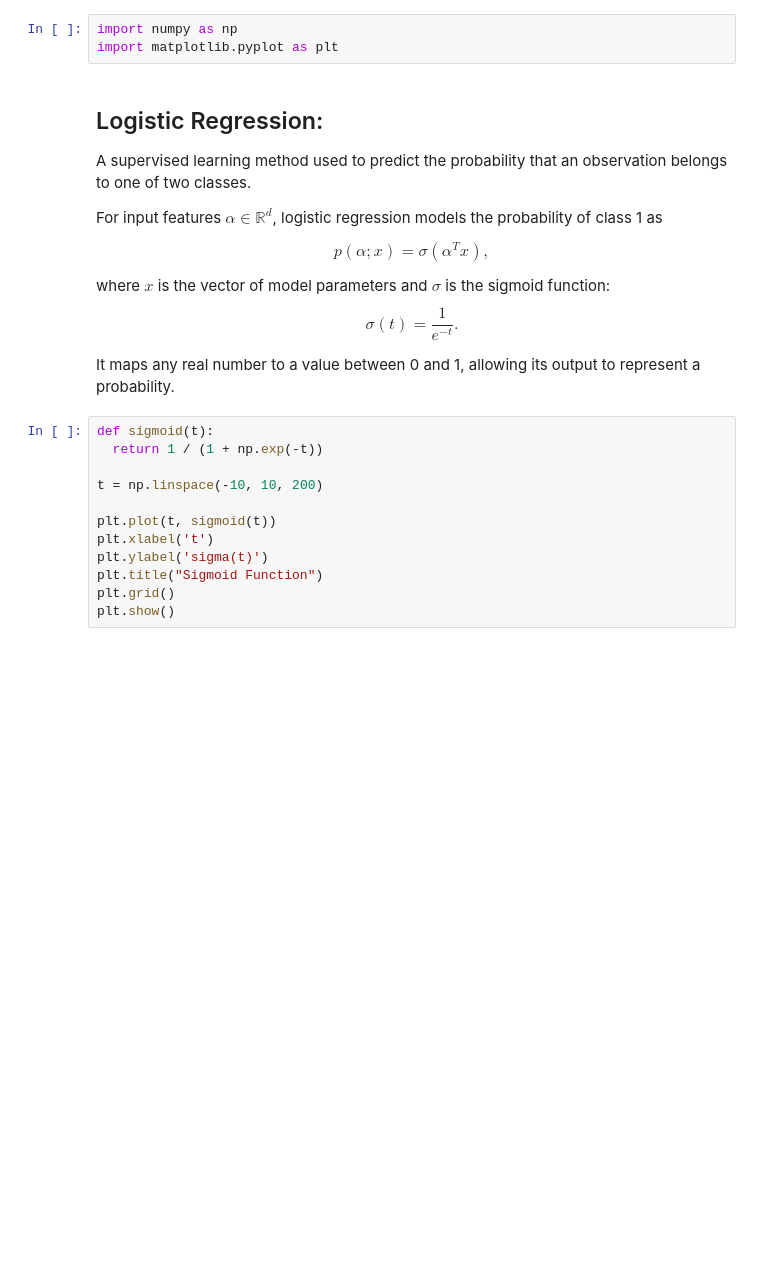
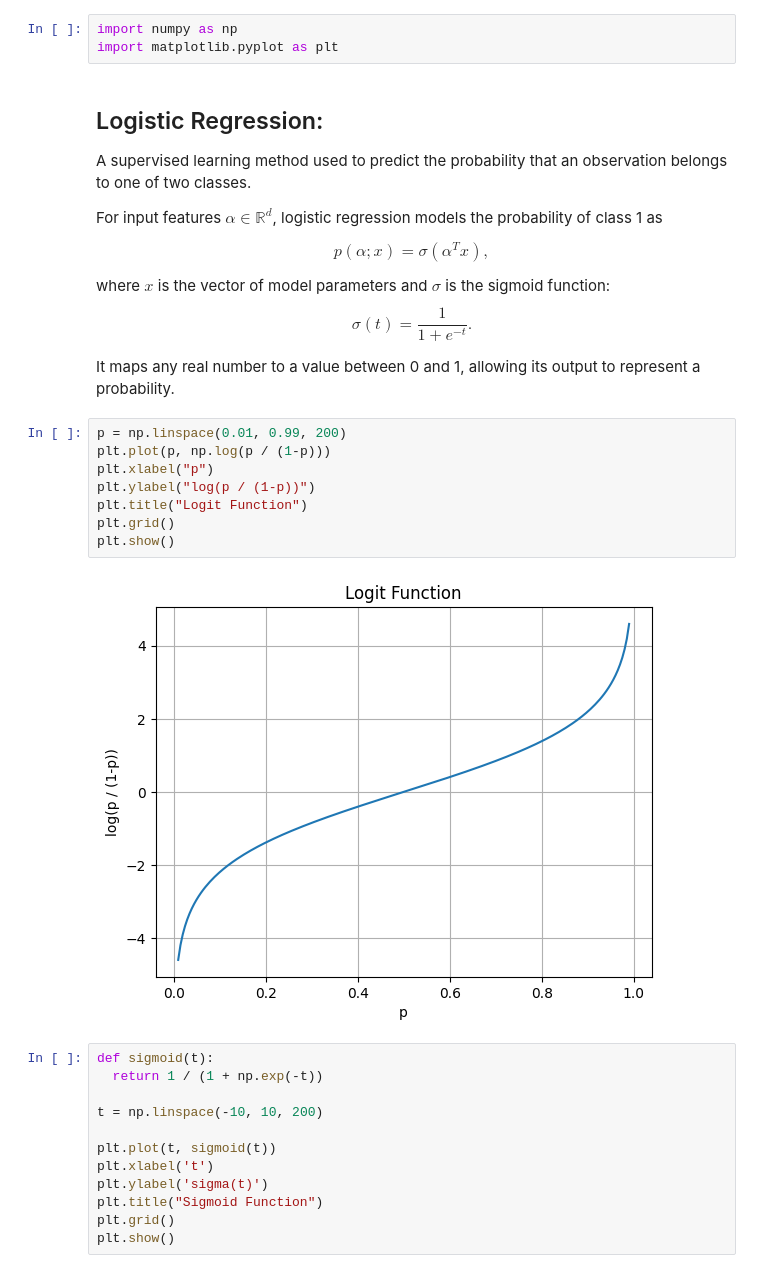
Before and after one commit to nmhom/MAT-422, a Jupyter notebook: MAT422_HW_3.4.ipynb, the cells around one changed output. Cells and saved outputs as stored; diff of their text form; blank space fills up the shorter version.

```diff
--- a/MAT422_HW_3.4.ipynb
+++ b/MAT422_HW_3.4.ipynb
@@ -13,9 +13,19 @@ For input features $\alpha \in \mathbb{R}^d$, logistic regression models the pro
 
 $$p(\alpha;x) = \sigma(\alpha^T x),$$
 
-where $x$ is the vector of model parameters and $\sigma$ is the sigmoid function: $$\sigma(t) = \frac{1}{e^{-t}}.$$
+where $x$ is the vector of model parameters and $\sigma$ is the sigmoid function: $$\sigma(t) = \frac{1}{1 + e^{-t}}.$$
 
 It maps any real number to a value between 0 and 1, allowing its output to represent a probability.
+# %%
+p = np.linspace(0.01, 0.99, 200)
+plt.plot(p, np.log(p / (1-p)))
+plt.xlabel("p")
+plt.ylabel("log(p / (1-p))")
+plt.title("Logit Function")
+plt.grid()
+plt.show()
+# %% [output]
+[figure, added]
 # %%
 def sigmoid(t):
   return 1 / (1 + np.exp(-t))
```
Also changed, not shown: parts of 4 cells of this notebook.
